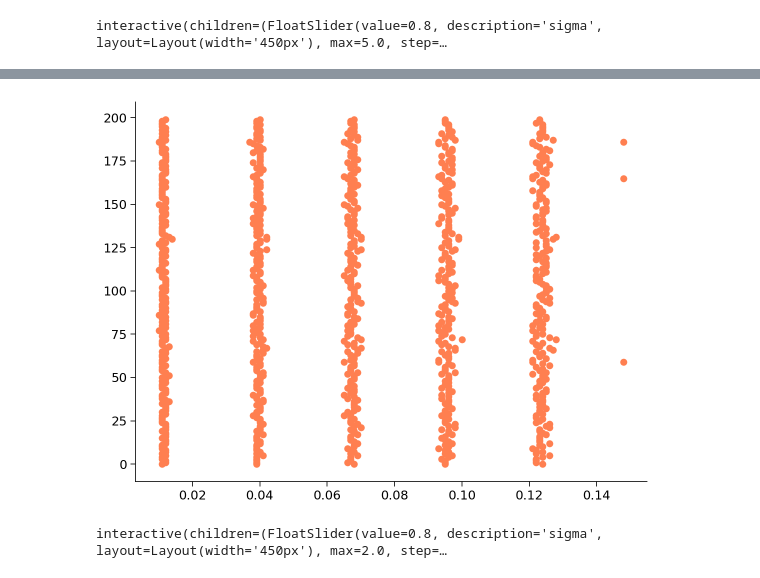
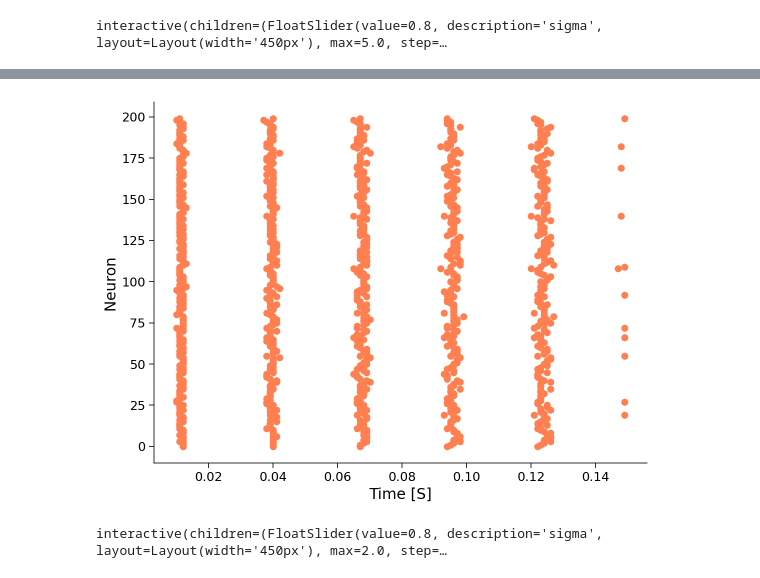
Before and after one commit to fblondiaux/LGBIO2072-2020, a Jupyter notebook: TP1-LIF/LIF-Tute.ipynb, the cells around one changed output, grey strips where cells are left out. Cells and saved outputs as stored; diff of their text form; code cells hidden in the pictures.

```diff
--- a/TP1-LIF/LIF-Tute.ipynb
+++ b/TP1-LIF/LIF-Tute.ipynb
@@ -262,13 +277,16 @@ Random synaptic input $I(t)$ results in random time course for $u(t)$.
 ### Exercise 6
 Plot the values of $u(t)$ with random input $I(t)$.
 # %%
-def rand_syn(t,dt, sigma = 0.1, imean = 25e-11):
+def rand_syn(t,sigma = 0.1, imean = 25e-11):
+    dt = t[1]-t[0]
     return imean * (1 + 0.1 * (np.sqrt(np.max(t)/dt)) * np.random.normal(0,sigma,len(t)))
-#syn = i_mean * (1 + 0.1 * (t_max / dt)**(0.5) * (2 * np.random.random(step_end) - 1))
+
 t_max = 150e-3   # second
 dt = 1e-3        # second
-step_end = int(t_max / dt) - 1
-
-t_range = np.linspace(0,dt*step_end,step_end)
-plt.plot(t_range,rand_syn(t_range,dt))
+t_range = np.arange(0,t_max,dt)
+plt.plot(t_range,rand_syn(t_range))
+plt.title('Input current')
+plt.ylabel('I [A]')
+plt.xlabel('T [S]')
+plt.show()
 # %% [output]
@@ -317,21 +334,30 @@ Simulate the responses of 500 neurons to a random input current and create a ras
 # %%
 """Computes the answer of N neurons to a random synaptic input
 N : number of neurons
+t_range : the timings we are investigating for all the neurons
 sigma: Noise for the random current
 """
-def make_raster_plot(N,t_range,dt,sigma=0.1):
+def make_raster_plot(N,t_range,sigma=0.1):
+    dt = t_range[1]-t_range[0]
     neurons= {}
     for i in range(N):
-        input_current = rand_syn(t_range,dt,sigma)
-        u,neurons[i], S = LIF(input_current, len(t_range), dt)
+        input_current = rand_syn(t_range,sigma)
+        u,neurons[i], S = LIF(input_current, t_range)
 
     for i in range(N):
         spike_times = neurons[i]
         plt.scatter(spike_times, i*np.ones_like(spike_times),facecolor='coral')
+    plt.xlabel('Time [S]')
+    plt.ylabel('Neuron')
+    plt.show()
 
-make_raster_plot(200,t_range,dt,sigma=0.1)
+
+t_max = 150e-3   # second
+dt = 1e-3        # second
+t_range = np.arange(0,t_max,dt)
+make_raster_plot(200,t_range,sigma=0.1)
 # %% [output]
-[figure, old version]
+[figure, new version]
 # %%
 # @title
 # @markdown Make sure you execute this cell to enable the widget!
```
Also changed, not shown: parts of 13 cells of this notebook.
